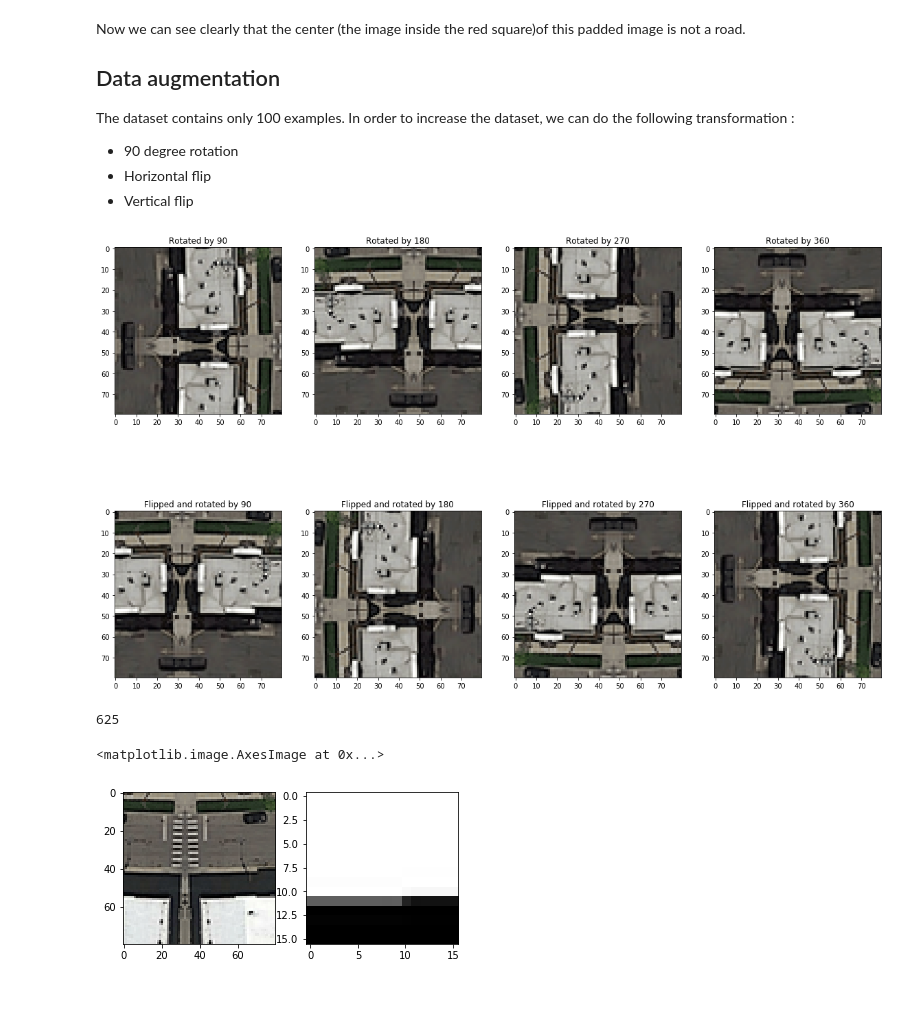
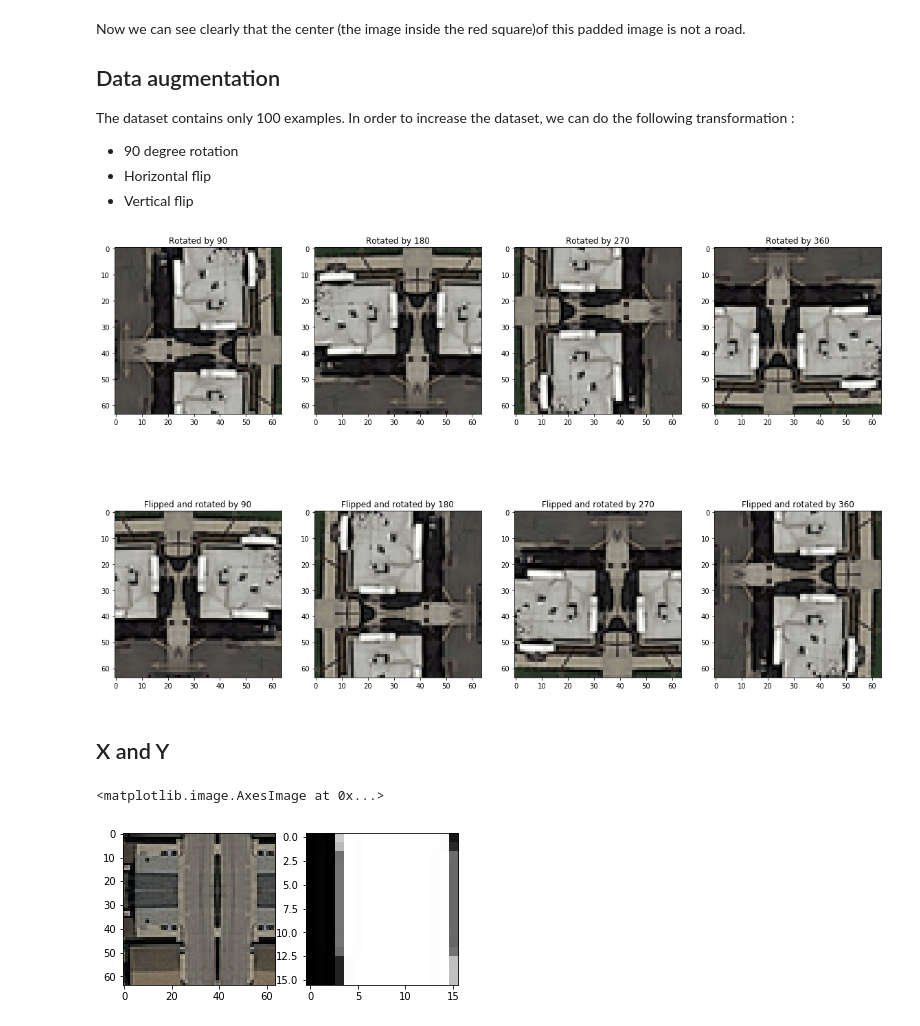
Before and after one commit to Coac/epfl-ml-projects, a Jupyter notebook: epfl-ml-project2/Victor.ipynb, the cells around one changed output. Drawn from its saved outputs; the diff is of its cells as text; code cells hidden in the pictures; blank space fills up the shorter version.

```diff
--- a/epfl-ml-project2/Victor.ipynb
+++ b/epfl-ml-project2/Victor.ipynb
@@ -112,8 +120,11 @@ Instead of taking the raw 16\*16 patch, we can take a larger patch (padded patch
 
 In order to do that on the border of the image, we have to expand it. One of the way to do that is to mirroring the image
 # %%
-padding = 32
-padded_patch_size = patch_size + padding*2
+image = imgs[3]
+gt_image = gt_imgs[3]
+
+padding = 24
+padded_patch_size = patch_size + padding * 2
 padded_image = np.lib.pad(image, ((padding, padding), (padding, padding), (0,0)), 'reflect')
 padded_gt_image = np.lib.pad(gt_image, ((padding, padding), (padding, padding)), 'reflect')
 
@@ -157,7 +168,7 @@ for i in range(4):
 
 plt.figure(figsize=(20,20))
 columns = 4
-for i, image in enumerate(transformed_images):
+for i, transformed_image in enumerate(transformed_images):
     plt.subplot(len(transformed_images) / columns + 1, columns, i + 1)
 
     if i < 4:
@@ -165,25 +176,25 @@ for i, image in enumerate(transformed_images):
     else:
         plt.title('Flipped and rotated by ' +str((i-3)*90))
 
-    plt.imshow(image)
+    plt.imshow(transformed_image)
 # %% [output]
-[figure, old version]
+[figure, new version]
+# %% [markdown]
+## X and Y
 # %%
 patch_size = 16
 gt_img_patches = get_patches(gt_image, patch_size, patch_size, 0)
-print(len(gt_img_patches))
 
-patch_index = 9
+patch_index = 600
 
 plt.subplot(1, 2, 1)
 plt.imshow(padded_img_patches[patch_index], cmap='Greys_r')
 
 plt.subplot(1, 2, 2)
 plt.imshow(gt_img_patches[patch_index], cmap='Greys_r')
 # %% [output]
-625
+<matplotlib.image.AxesImage at 0x...>
-<matplotlib.image.AxesImage at 0x...>
-[figure, old version]
+[figure, new version]
 # %%
 fig,ax = plt.subplots(1)
 ax.imshow(padded_img_patches[patch_index])
```
Also changed, not shown: parts of 10 cells of this notebook.
